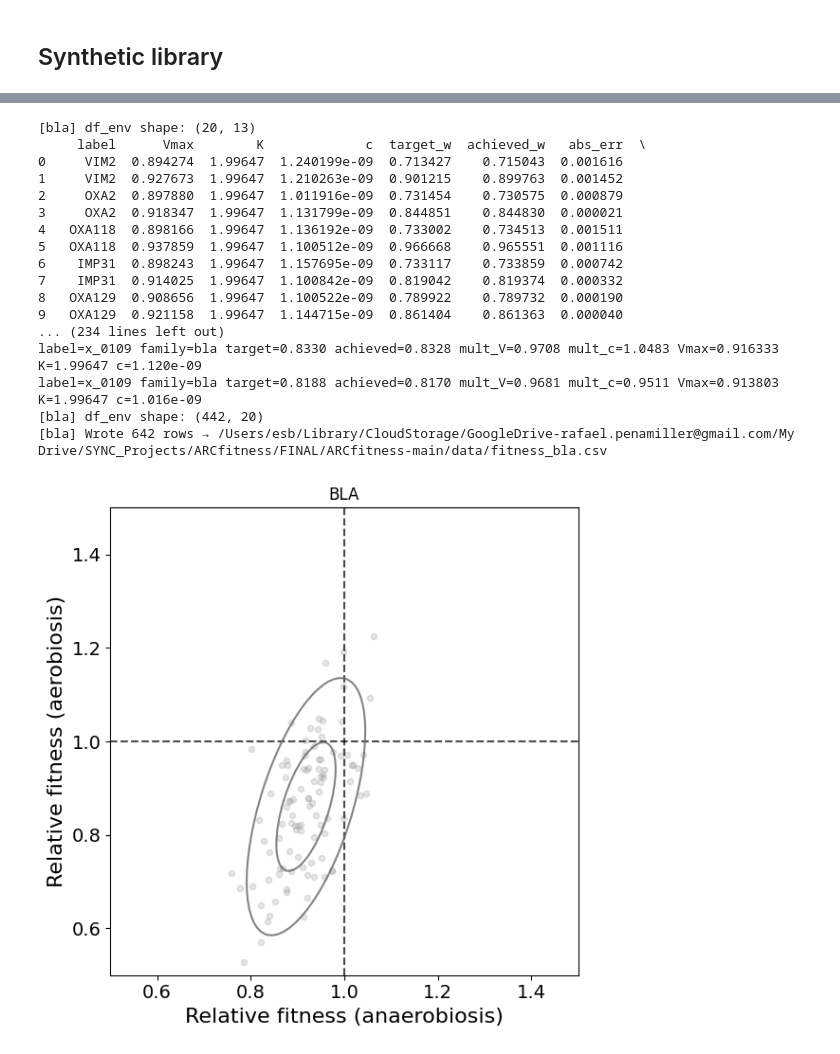
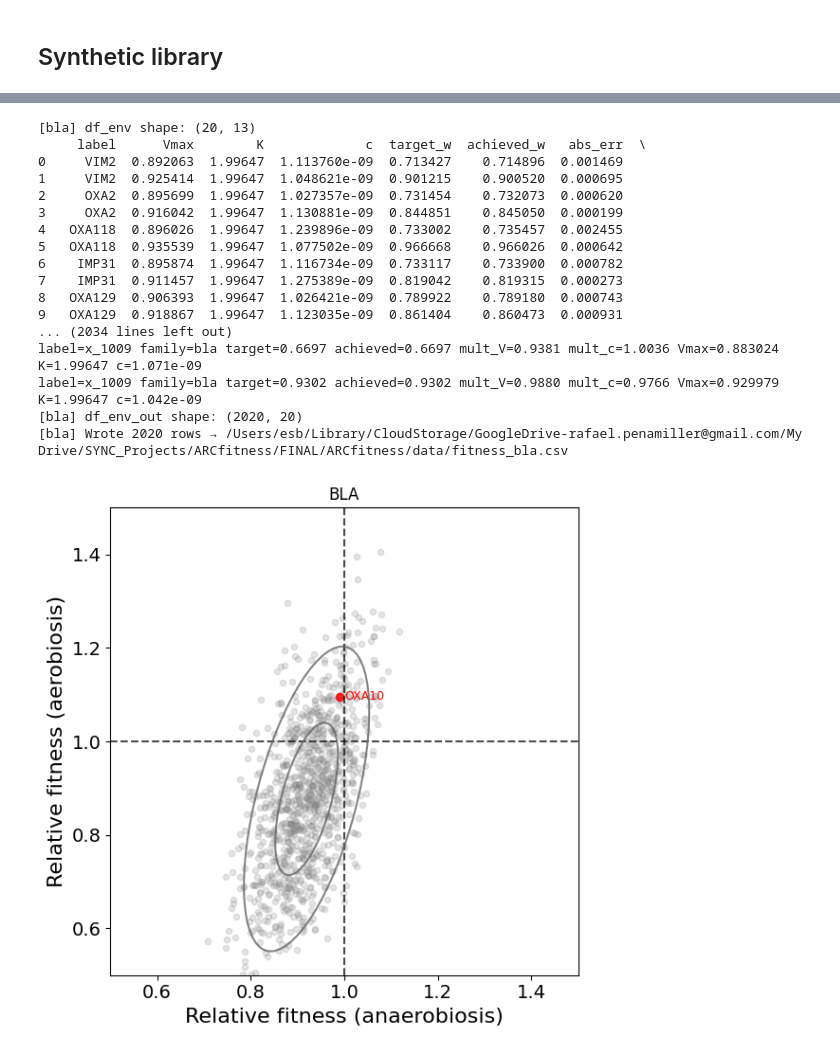
Before and after one commit to ccg-esb-lab/ARCfitness, a Jupyter notebook: MonodGillespieARC_2_synthetic_library.ipynb, the cells around one changed output, grey strips where cells are left out. Drawn from its saved outputs; the diff is of its cells as text; code cells hidden in the pictures.

```diff
--- a/MonodGillespieARC_2_synthetic_library.ipynb
+++ b/MonodGillespieARC_2_synthetic_library.ipynb
@@ -2382,25 +2382,21 @@ for family in families:
 
         df_syn = pd.DataFrame(rows_syn)
 
+        if df_syn.empty:
+            df_env_out = df_env.copy()
+        else:
+            df_env_out = pd.concat([df_env, df_syn], ignore_index=True)
 
-        df_env = pd.concat([df_emp_keep, df_emp_fitted, df_syn], ignore_index=True)
-        print(f"[{family}] df_env shape: {df_env.shape}")
+        print(f"[{family}] df_env_out shape: {df_env_out.shape}")
 
 
 
-        did_calibrate = (
-            (df_emp_fitted is not None and not df_emp_fitted.empty) or
-            (df_syn is not None and not df_syn.empty)
-        )
+        did_calibrate = (df_syn is not None) and (not df_syn.empty)
 
         if not did_calibrate:
-            print(f"[{family}] No calibration performed. Skipping save.")
+            print(f"[{family}] No synthetic calibration performed. Skipping save.")
+            df_env_out = enforce_export_schema(df_env, EXPORT_COLS, keep_extra=False)
         else:
-            df_env_updated = apply_empirical_fits_inplace(
-                df_env, df_emp_fitted, cols_to_update=EXPORT_COLS
-            )
-
-            df_env_out = pd.concat([df_env_updated, df_syn], ignore_index=True)
             df_env_out = enforce_export_schema(df_env_out, EXPORT_COLS, keep_extra=False)
 
             out_path = REPO_ROOT / "data" / f"fitness_{family}.csv"
@@ -2409,15 +2405,17 @@ for family in families:
             df_env_out.to_csv(out_path, index=False)
             print(f"[{family}] Wrote {len(df_env_out)} rows → {out_path}")
 
-            df_env = df_env_out
+        # keep going with df_env_out
+        df_env = df_env_out
+
 
 
 
         plot_w_scatter(
                 df_env,
                 family=family,
-                highlight=[],                # or list of real strains to highlight
-                annotate=labels_of_interest, # if defined
+                highlight=[],
+                annotate=labels_of_interest,
                 ellipse_mode='rotated',
                 pathFIGURES=''
         )
@@ -2461,18 +2459,18 @@ label=x_0118 family=dfr target=0.8960 achieved=0.8955 mult_V=0.9818 mult_c=1.078
 [bla] df_env shape: (20, 13)
      label      Vmax        K             c  target_w  achieved_w   abs_err  \
-0     VIM2  0.894274  1.99647  1.240199e-09  0.713427    0.715043  0.001616
-1     VIM2  0.927673  1.99647  1.210263e-09  0.901215    0.899763  0.001452
-2     OXA2  0.897880  1.99647  1.011916e-09  0.731454    0.730575  0.000879
-3     OXA2  0.918347  1.99647  1.131799e-09  0.844851    0.844830  0.000021
-4   OXA118  0.898166  1.99647  1.136192e-09  0.733002    0.734513  0.001511
-5   OXA118  0.937859  1.99647  1.100512e-09  0.966668    0.965551  0.001116
-6    IMP31  0.898243  1.99647  1.157695e-09  0.733117    0.733859  0.000742
-7    IMP31  0.914025  1.99647  1.100842e-09  0.819042    0.819374  0.000332
-8   OXA129  0.908656  1.99647  1.100522e-09  0.789922    0.789732  0.000190
-9   OXA129  0.921158  1.99647  1.144715e-09  0.861404    0.861363  0.000040
-... (234 lines left out)
-label=x_0109 family=bla target=0.8330 achieved=0.8328 mult_V=0.9708 mult_c=1.0483 Vmax=0.916333 K=1.99647 c=1.120e-09
-label=x_0109 family=bla target=0.8188 achieved=0.8170 mult_V=0.9681 mult_c=0.9511 Vmax=0.913803 K=1.99647 c=1.016e-09
-[bla] df_env shape: (442, 20)
-[bla] Wrote 642 rows → /Users/esb/Library/CloudStorage/GoogleDrive-rafael.penamiller@gmail.com/My Drive/SYNC_Projects/ARCfitness/FINAL/ARCfitness-main/data/fitness_bla.csv
+0     VIM2  0.892063  1.99647  1.113760e-09  0.713427    0.714896  0.001469
+1     VIM2  0.925414  1.99647  1.048621e-09  0.901215    0.900520  0.000695
+2     OXA2  0.895699  1.99647  1.027357e-09  0.731454    0.732073  0.000620
+3     OXA2  0.916042  1.99647  1.130881e-09  0.844851    0.845050  0.000199
+4   OXA118  0.896026  1.99647  1.239896e-09  0.733002    0.735457  0.002455
+5   OXA118  0.935539  1.99647  1.077502e-09  0.966668    0.966026  0.000642
+6    IMP31  0.895874  1.99647  1.116734e-09  0.733117    0.733900  0.000782
+7    IMP31  0.911457  1.99647  1.275389e-09  0.819042    0.819315  0.000273
+8   OXA129  0.906393  1.99647  1.026421e-09  0.789922    0.789180  0.000743
+9   OXA129  0.918867  1.99647  1.123035e-09  0.861404    0.860473  0.000931
+... (2034 lines left out)
+label=x_1009 family=bla target=0.6697 achieved=0.6697 mult_V=0.9381 mult_c=1.0036 Vmax=0.883024 K=1.99647 c=1.071e-09
+label=x_1009 family=bla target=0.9302 achieved=0.9302 mult_V=0.9880 mult_c=0.9766 Vmax=0.929979 K=1.99647 c=1.042e-09
+[bla] df_env_out shape: (2020, 20)
+[bla] Wrote 2020 rows → /Users/esb/Library/CloudStorage/GoogleDrive-rafael.penamiller@gmail.com/My Drive/SYNC_Projects/ARCfitness/FINAL/ARCfitness/data/fitness_bla.csv
-[figure, old version]
+[figure, new version]
```
Also changed, not shown: parts of 5 cells of this notebook, 1 other file.
